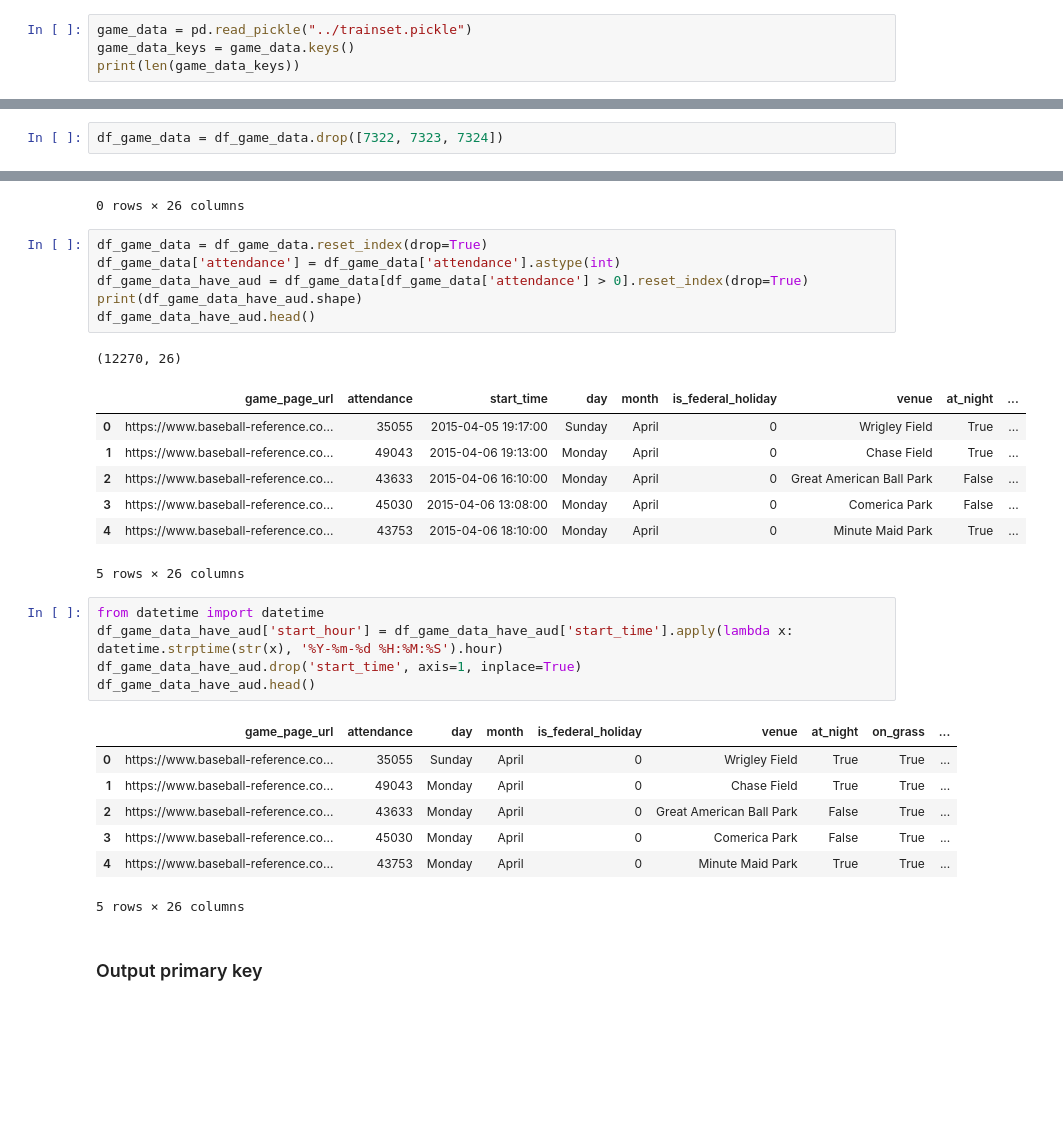
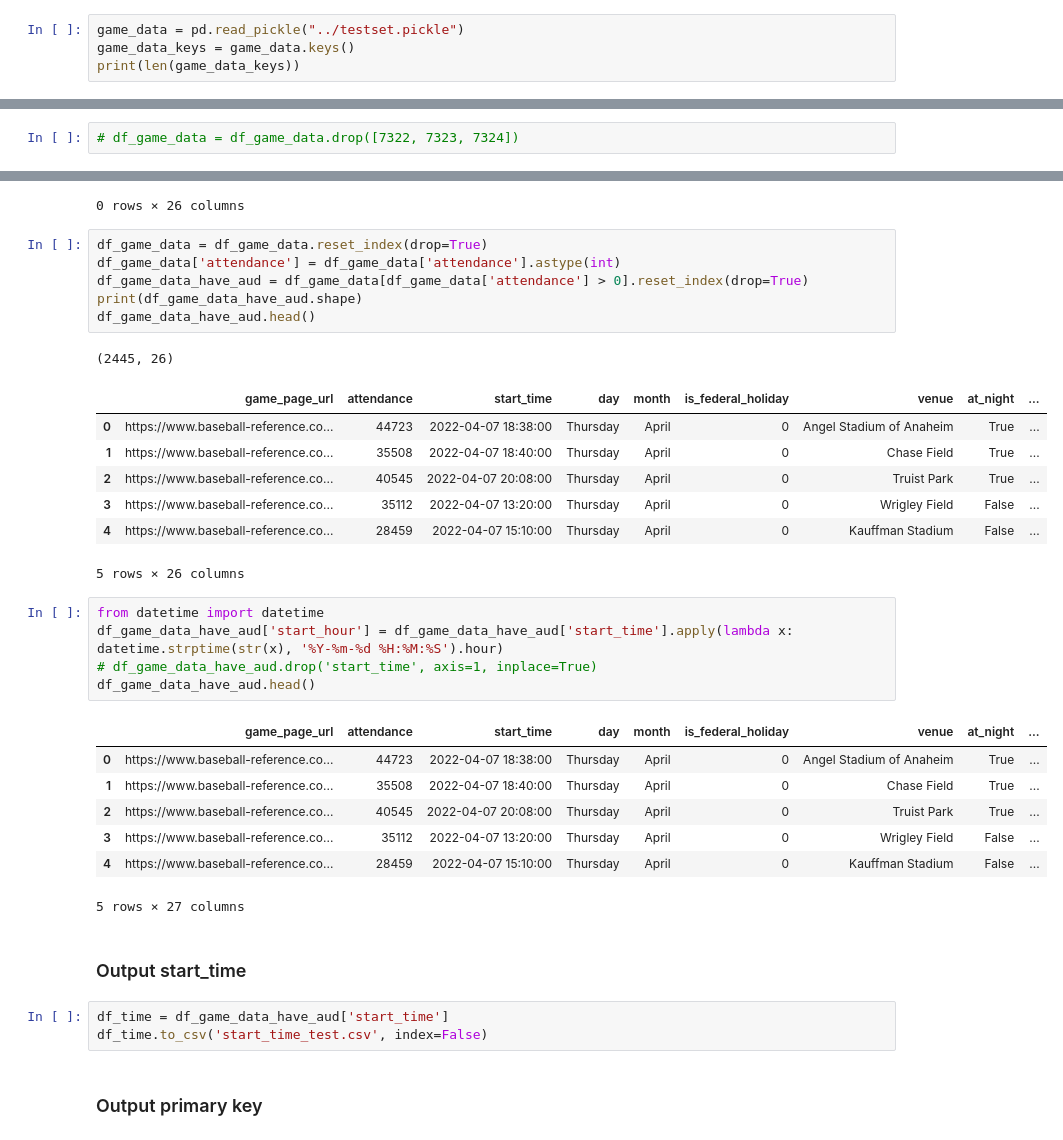
Before and after one commit to RDOGS-Friendz/SLDL-MLB-ATT-Prediction, a Jupyter notebook: statistical-learning/data_preprocessing.ipynb, the cells around one changed output, grey strips where cells are left out. Drawn from its saved outputs; the diff is of its cells as text; blank space fills up the shorter version.

Commit message:
Add start time to dataset

```diff
--- a/statistical-learning/data_preprocessing.ipynb
+++ b/statistical-learning/data_preprocessing.ipynb
@@ -6,7 +6,7 @@ import numpy as np
 import matplotlib.pyplot as plt
 import seaborn as sns
 # %%
-game_data = pd.read_pickle("../trainset.pickle")
+game_data = pd.read_pickle("../testset.pickle")
 game_data_keys = game_data.keys()
 print(len(game_data_keys))
 # %% [output]
@@ -86,5 +76,5 @@ df_game_data.iloc[7320:7330]
 # %%
-df_game_data = df_game_data.drop([7322, 7323, 7324])
+# df_game_data = df_game_data.drop([7322, 7323, 7324])
 # %%
 df_debug = df_game_data[df_game_data['attendance'] == "Start Time: 12:46 p.m. Local"]
 df_debug
@@ -98,27 +88,32 @@ df_game_data_have_aud = df_game_data[df_game_data['attendance'] > 0].reset_index
 print(df_game_data_have_aud.shape)
 df_game_data_have_aud.head()
 # %% [output]
-(12270, 26)
+(2445, 26)
 |  | game_page_url | attendance | start_time | day | month | is_federal_holiday | venue | at_night | ... |
-| 0 | https://www.baseball-reference.co... | 35055 | 2015-04-05 19:17:00 | Sunday | April | 0 | Wrigley Field | True | ... |
-| 1 | https://www.baseball-reference.co... | 49043 | 2015-04-06 19:13:00 | Monday | April | 0 | Chase Field | True | ... |
-| 2 | https://www.baseball-reference.co... | 43633 | 2015-04-06 16:10:00 | Monday | April | 0 | Great American Ball Park | False | ... |
-| 3 | https://www.baseball-reference.co... | 45030 | 2015-04-06 13:08:00 | Monday | April | 0 | Comerica Park | False | ... |
-| 4 | https://www.baseball-reference.co... | 43753 | 2015-04-06 18:10:00 | Monday | April | 0 | Minute Maid Park | True | ... |
+| 0 | https://www.baseball-reference.co... | 44723 | 2022-04-07 18:38:00 | Thursday | April | 0 | Angel Stadium of Anaheim | True | ... |
+| 1 | https://www.baseball-reference.co... | 35508 | 2022-04-07 18:40:00 | Thursday | April | 0 | Chase Field | True | ... |
+| 2 | https://www.baseball-reference.co... | 40545 | 2022-04-07 20:08:00 | Thursday | April | 0 | Truist Park | True | ... |
+| 3 | https://www.baseball-reference.co... | 35112 | 2022-04-07 13:20:00 | Thursday | April | 0 | Wrigley Field | False | ... |
+| 4 | https://www.baseball-reference.co... | 28459 | 2022-04-07 15:10:00 | Thursday | April | 0 | Kauffman Stadium | False | ... |
 5 rows × 26 columns
 # %%
 from datetime import datetime
 df_game_data_have_aud['start_hour'] = df_game_data_have_aud['start_time'].apply(lambda x: datetime.strptime(str(x), '%Y-%m-%d %H:%M:%S').hour)
-df_game_data_have_aud.drop('start_time', axis=1, inplace=True)
+# df_game_data_have_aud.drop('start_time', axis=1, inplace=True)
 df_game_data_have_aud.head()
 # %% [output]
-|  | game_page_url | attendance | day | month | is_federal_holiday | venue | at_night | on_grass | ... |
-| 0 | https://www.baseball-reference.co... | 35055 | Sunday | April | 0 | Wrigley Field | True | True | ... |
-| 1 | https://www.baseball-reference.co... | 49043 | Monday | April | 0 | Chase Field | True | True | ... |
-| 2 | https://www.baseball-reference.co... | 43633 | Monday | April | 0 | Great American Ball Park | False | True | ... |
-| 3 | https://www.baseball-reference.co... | 45030 | Monday | April | 0 | Comerica Park | False | True | ... |
-| 4 | https://www.baseball-reference.co... | 43753 | Monday | April | 0 | Minute Maid Park | True | True | ... |
+|  | game_page_url | attendance | start_time | day | month | is_federal_holiday | venue | at_night | ... |
+| 0 | https://www.baseball-reference.co... | 44723 | 2022-04-07 18:38:00 | Thursday | April | 0 | Angel Stadium of Anaheim | True | ... |
+| 1 | https://www.baseball-reference.co... | 35508 | 2022-04-07 18:40:00 | Thursday | April | 0 | Chase Field | True | ... |
+| 2 | https://www.baseball-reference.co... | 40545 | 2022-04-07 20:08:00 | Thursday | April | 0 | Truist Park | True | ... |
+| 3 | https://www.baseball-reference.co... | 35112 | 2022-04-07 13:20:00 | Thursday | April | 0 | Wrigley Field | False | ... |
+| 4 | https://www.baseball-reference.co... | 28459 | 2022-04-07 15:10:00 | Thursday | April | 0 | Kauffman Stadium | False | ... |
-5 rows × 26 columns
+5 rows × 27 columns
+# %% [markdown]
+### Output start_time
+# %%
+df_time = df_game_data_have_aud['start_time']
+df_time.to_csv('start_time_test.csv', index=False)
 # %% [markdown]
 ### Output primary key
 # %%
```
Also changed, not shown: parts of 5 cells of this notebook, 5 other files.
